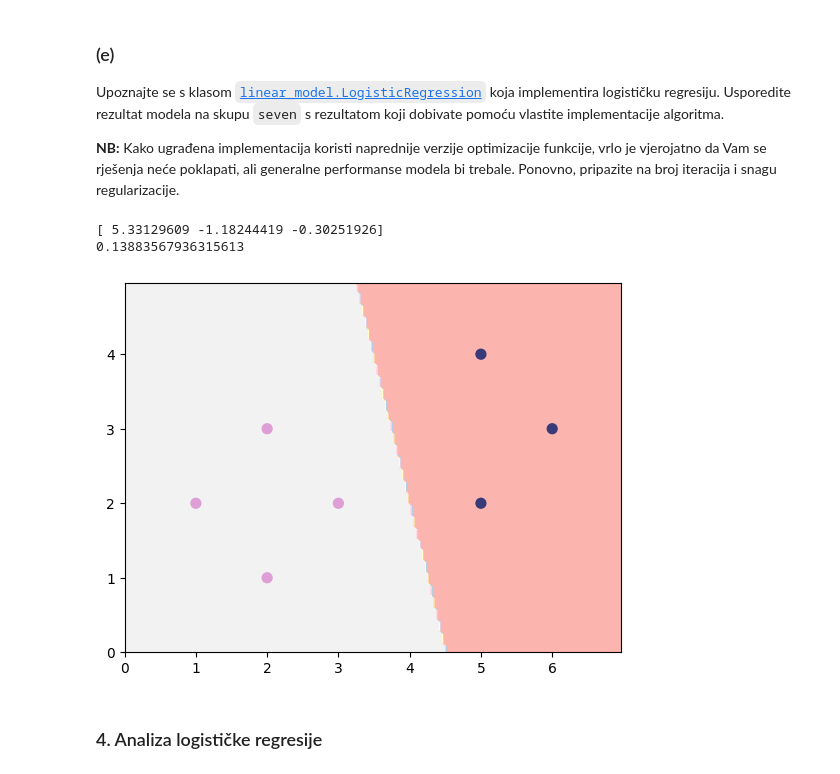
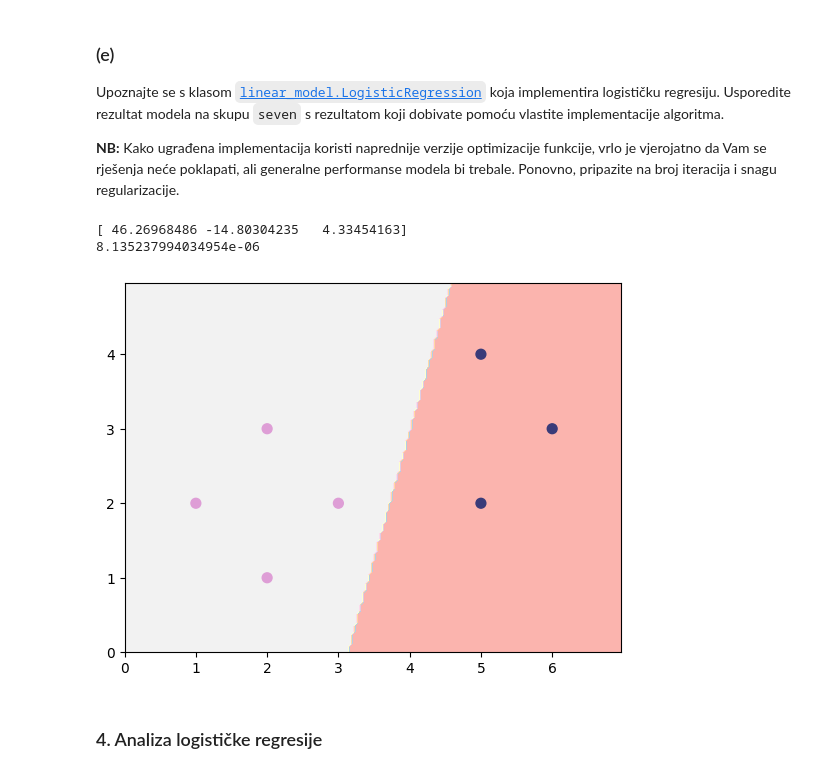
Before and after one commit to savipauk/faks-last-semester, a Jupyter notebook: strojno/2026/SU1-2026-LAB2.ipynb, the cells around one changed output. Saved outputs shown, nothing was run; the diff lists cells and outputs as text; code cells hidden in the pictures.

```diff
--- a/strojno/2026/SU1-2026-LAB2.ipynb
+++ b/strojno/2026/SU1-2026-LAB2.ipynb
@@ -382,18 +382,18 @@ Upoznajte se s klasom [`linear_model.LogisticRegression`](http://scikit-learn.or
 # %%
 from sklearn.linear_model import LogisticRegression
 
-model = LogisticRegression(max_iter=2000, fit_intercept = True)
+model = LogisticRegression(max_iter=2000, fit_intercept = True, penalty=None)
 model.fit(seven_X, seven_y)
 
 weigths = np.insert(model.coef_, 0, model.intercept_)
 error = cross_entropy_error(seven_X_poly, seven_y, weigths)
 print(weigths)
 print(error)
 plot_2d_clf_problem(seven_X, seven_y, model.predict)
 # %% [output]
-[ 5.33129609 -1.18244419 -0.30251926]
-0.13883567936315613
+[ 46.26968486 -14.80304235   4.33454163]
+8.135237994034954e-06
-[figure, old version]
+[figure, new version]
 # %% [markdown]
 ### 4. Analiza logističke regresije
 # %% [markdown]
```
Also changed, not shown: parts of 4 cells of this notebook, 1 other file.
